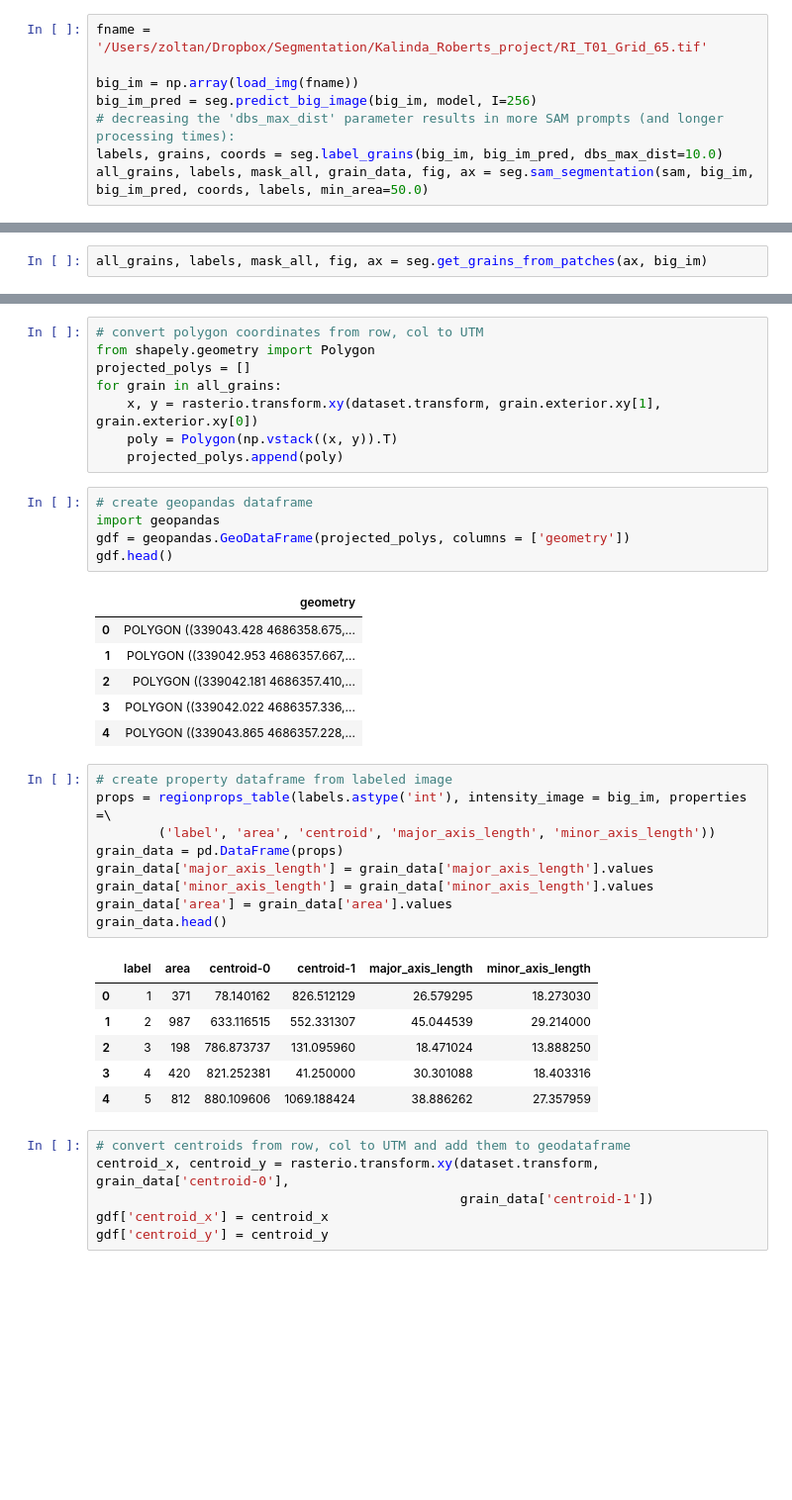
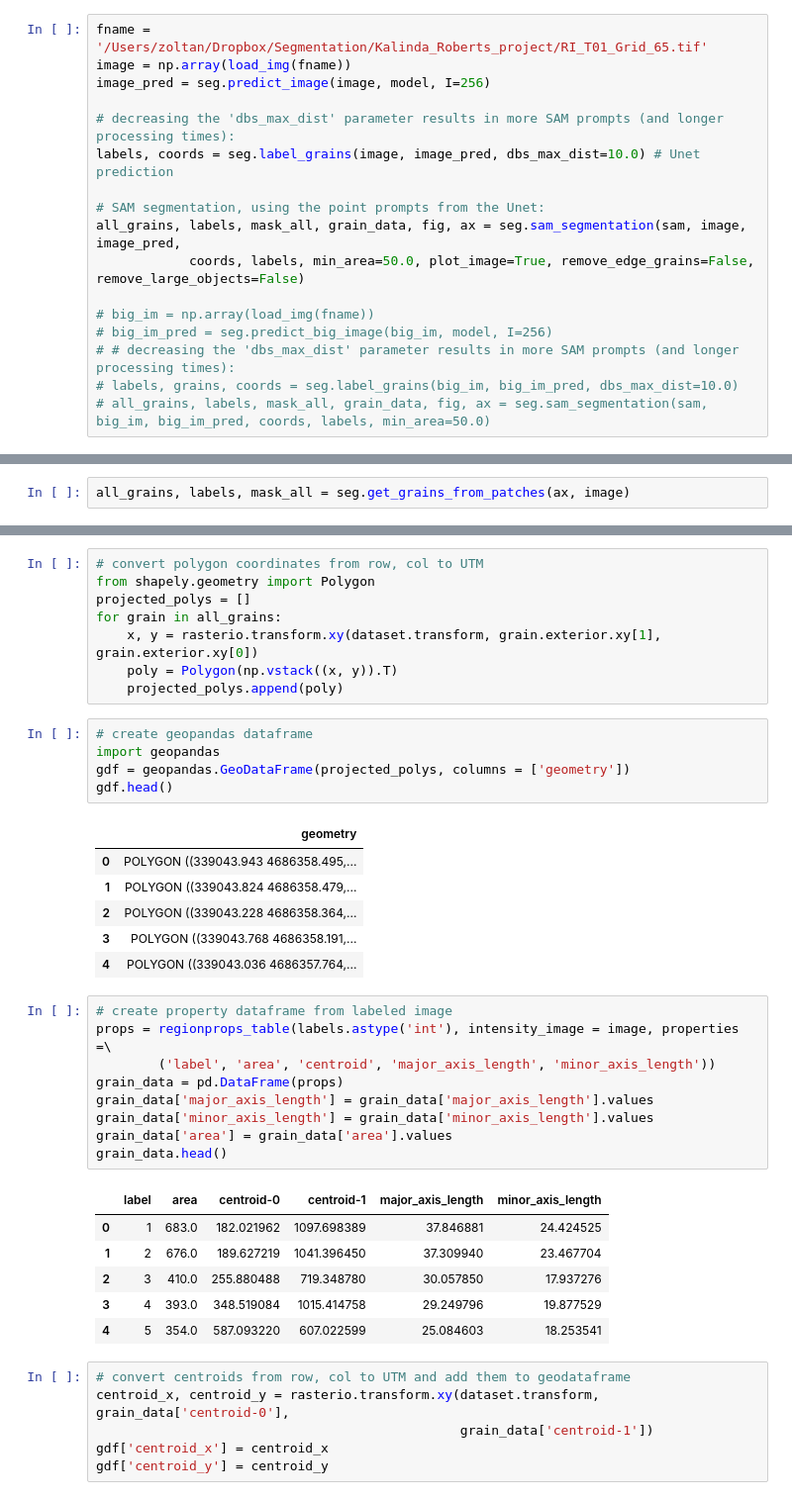
Before and after one commit to zsylvester/segmenteverygrain, a Jupyter notebook: segmenteverygrain/Segment_every_grain_w_georeferencing.ipynb, the cells around one changed output, grey strips where cells are left out. Shown at 99% size. Drawn from its saved outputs; the diff is of its cells as text; blank space fills up the shorter version.

```diff
--- a/segmenteverygrain/Segment_every_grain_w_georeferencing.ipynb
+++ b/segmenteverygrain/Segment_every_grain_w_georeferencing.ipynb
@@ -36,10 +36,19 @@ Grains are supposed to be well defined in the image; e.g., if a grain consists o
 The segmentation can take a few minutes even for medium-sized images, so do not start with large images (downsample them if necessary). Images with ~2000 pixels along their largest dimension are a good start.
 # %%
 fname = '/Users/zoltan/Dropbox/Segmentation/Kalinda_Roberts_project/RI_T01_Grid_65.tif'
+image = np.array(load_img(fname))
+image_pred = seg.predict_image(image, model, I=256)
 
-big_im = np.array(load_img(fname))
-big_im_pred = seg.predict_big_image(big_im, model, I=256)
 # decreasing the 'dbs_max_dist' parameter results in more SAM prompts (and longer processing times):
-labels, grains, coords = seg.label_grains(big_im, big_im_pred, dbs_max_dist=10.0)
-all_grains, labels, mask_all, grain_data, fig, ax = seg.sam_segmentation(sam, big_im, big_im_pred, coords, labels, min_area=50.0)
+labels, coords = seg.label_grains(image, image_pred, dbs_max_dist=10.0) # Unet prediction
+
+# SAM segmentation, using the point prompts from the Unet:
+all_grains, labels, mask_all, grain_data, fig, ax = seg.sam_segmentation(sam, image, image_pred,
+            coords, labels, min_area=50.0, plot_image=True, remove_edge_grains=False, remove_large_objects=False)
+
+# big_im = np.array(load_img(fname))
+# big_im_pred = seg.predict_big_image(big_im, model, I=256)
+# # decreasing the 'dbs_max_dist' parameter results in more SAM prompts (and longer processing times):
+# labels, grains, coords = seg.label_grains(big_im, big_im_pred, dbs_max_dist=10.0)
+# all_grains, labels, mask_all, grain_data, fig, ax = seg.sam_segmentation(sam, big_im, big_im_pred, coords, labels, min_area=50.0)
 # %% [output]
@@ -94,4 +108,4 @@ fig.canvas.mpl_disconnect(cid4)
 # %% [markdown]
 After you are done with the deletion / addition of grain masks, run this cell to generate an updated set of grains:
 # %%
-all_grains, labels, mask_all, fig, ax = seg.get_grains_from_patches(ax, big_im)
+all_grains, labels, mask_all = seg.get_grains_from_patches(ax, image)
@@ -177,27 +186,27 @@ gdf = geopandas.GeoDataFrame(projected_polys, columns = ['geometry'])
 gdf.head()
 # %% [output]
 |  | geometry |
-| 0 | POLYGON ((339043.428 4686358.675,... |
-| 1 | POLYGON ((339042.953 4686357.667,... |
-| 2 | POLYGON ((339042.181 4686357.410,... |
-| 3 | POLYGON ((339042.022 4686357.336,... |
-| 4 | POLYGON ((339043.865 4686357.228,... |
+| 0 | POLYGON ((339043.943 4686358.495,... |
+| 1 | POLYGON ((339043.824 4686358.479,... |
+| 2 | POLYGON ((339043.228 4686358.364,... |
+| 3 | POLYGON ((339043.768 4686358.191,... |
+| 4 | POLYGON ((339043.036 4686357.764,... |
 # %%
 # create property dataframe from labeled image
-props = regionprops_table(labels.astype('int'), intensity_image = big_im, properties =\
+props = regionprops_table(labels.astype('int'), intensity_image = image, properties =\
         ('label', 'area', 'centroid', 'major_axis_length', 'minor_axis_length'))
 grain_data = pd.DataFrame(props)
 grain_data['major_axis_length'] = grain_data['major_axis_length'].values
 grain_data['minor_axis_length'] = grain_data['minor_axis_length'].values
 grain_data['area'] = grain_data['area'].values
 grain_data.head()
 # %% [output]
 |  | label | area | centroid-0 | centroid-1 | major_axis_length | minor_axis_length |
-| 0 | 1 | 371 | 78.140162 | 826.512129 | 26.579295 | 18.273030 |
-| 1 | 2 | 987 | 633.116515 | 552.331307 | 45.044539 | 29.214000 |
-| 2 | 3 | 198 | 786.873737 | 131.095960 | 18.471024 | 13.888250 |
-| 3 | 4 | 420 | 821.252381 | 41.250000 | 30.301088 | 18.403316 |
-| 4 | 5 | 812 | 880.109606 | 1069.188424 | 38.886262 | 27.357959 |
+| 0 | 1 | 683.0 | 182.021962 | 1097.698389 | 37.846881 | 24.424525 |
+| 1 | 2 | 676.0 | 189.627219 | 1041.396450 | 37.309940 | 23.467704 |
+| 2 | 3 | 410.0 | 255.880488 | 719.348780 | 30.057850 | 17.937276 |
+| 3 | 4 | 393.0 | 348.519084 | 1015.414758 | 29.249796 | 19.877529 |
+| 4 | 5 | 354.0 | 587.093220 | 607.022599 | 25.084603 | 18.253541 |
 # %%
 # convert centroids from row, col to UTM and add them to geodataframe
 centroid_x, centroid_y = rasterio.transform.xy(dataset.transform, grain_data['centroid-0'],
```
Also changed, not shown: parts of 11 cells of this notebook.
